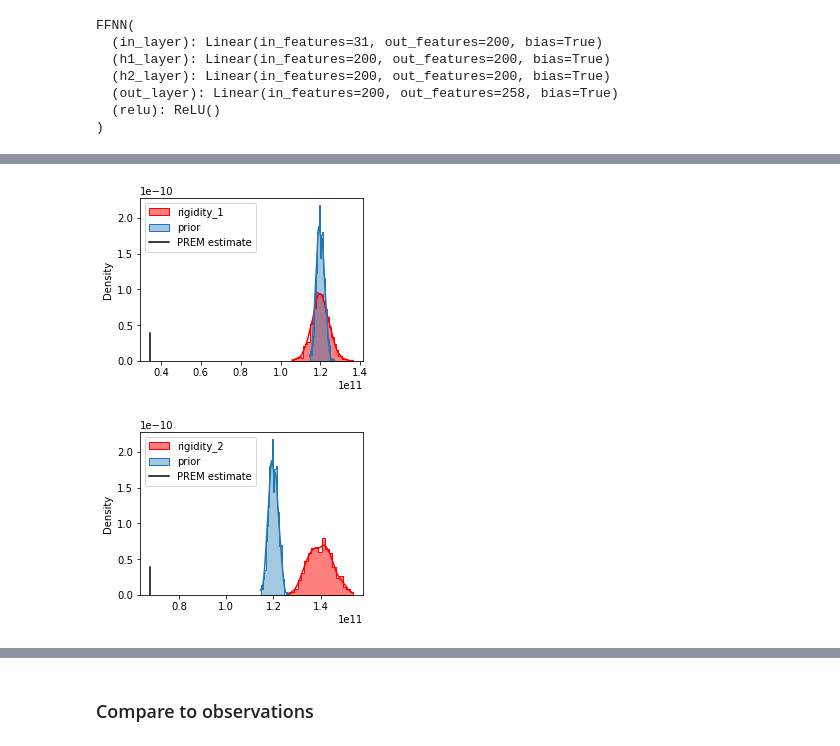
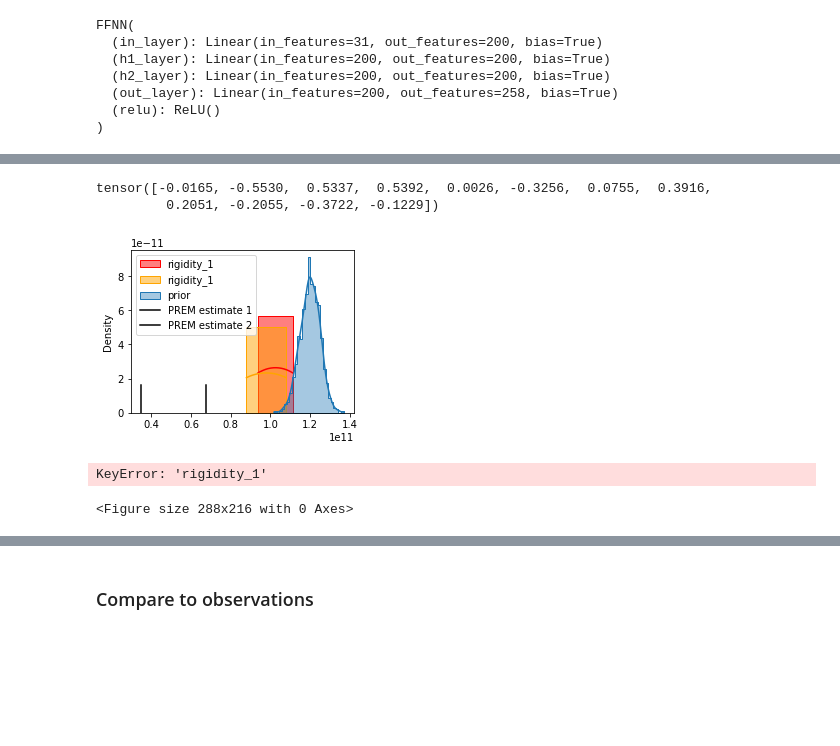
Before and after one commit to eyhl/premis, a Jupyter notebook: notebooks/model_pipeline.ipynb, the cells around one changed output, grey strips where cells are left out. Drawn from its saved outputs; the diff is of its cells as text; code cells hidden in the pictures; blank space fills up the shorter version.

```diff
--- a/notebooks/model_pipeline.ipynb
+++ b/notebooks/model_pipeline.ipynb
@@ -180,23 +212,50 @@ F = np.array([21, 342, 459, 866, 863, 860, 857])
 prem_rigidity_1 = np.mean(1 / 15 * (A[:4] + C[:4] - 2 * F[:4] + 5 * N[:4] + 6 * L[:4]))
 prem_rigidity_2 = np.mean(1 / 15 * (A[4:6] + C[4:6] - 2 * F[4:6] + 5 * N[4:6] + 6 * L[4:6]))
 prem_rigidity = {"rigidity_1" : prem_rigidity_1 * 1e8, "rigidity_2" : prem_rigidity_2 * 1e8}
+# %%
+samples = {k: v for k, v in mcmc.get_samples().items()}
+
+samples["sigma"][0]
+# %% [output]
+tensor([-0.0165, -0.5530,  0.5337,  0.5392,  0.0026, -0.3256,  0.0755,  0.3916,
+         0.2051, -0.2055, -0.3722, -0.1229])
+# %%
+samples = {k: v for k, v in mcmc.get_samples().items()}
+rigidity_dist_prior = dist.Normal(2 * torch.ones(1000), torch.ones(1000) * 0.5)
+rigidity_prior_1 = 1e11 + 1e10 * pyro.sample("rigidity_prior", rigidity_dist_prior)
+
+plt.figure(figsize=(4,3))
+g = sns.histplot(1e11 + 1e10 * samples["rigidity"][0], label=node, kde=True, stat='density', element="step", color="red")
+g = sns.histplot(1e11 + 1e10 * samples["rigidity"][1], label=node, kde=True, stat='density', element="step", color="orange")
+
+sns.histplot(rigidity_prior_1, label="prior", kde=True, stat='density', element="step", alpha=0.4)
+plt.axvline(prem_rigidity["rigidity_1"], 0, 0.17, color='black', label='PREM estimate 1')
+plt.axvline(prem_rigidity["rigidity_2"], 0, 0.17, color='black', label='PREM estimate 2')
+
+plt.legend()
+plt.show()
+# %% [output]
+[figure, added]
 # %%
 samples = {k: v for k, v in mcmc.get_samples().items()}
 nodes = ["rigidity_1", "rigidity_2"]
 
-rigidity_dist_prior = dist.Normal(2 * torch.ones(1000), 0.2)
-rigidity_prior = 1e11 + 1e10 * pyro.sample("rigidity_prior", rigidity_dist_prior)
+rigidity_dist_prior = dist.Normal(2 * torch.ones(1000), 0.5)
+rigidity_prior_1 = 1e11 + 1e10 * pyro.sample("rigidity_prior", rigidity_dist_prior)
+rigidity_dist_prior = dist.Normal(4 * torch.ones(1000), 0.5)
+rigidity_prior_2 = 1e11 + 1e10 * pyro.sample("rigidity_prior", rigidity_dist_prior)
+priors = {"rigidity_1": rigidity_prior_1, "rigidity_2": rigidity_prior_2}
 
 for node in nodes:
     plt.figure(figsize=(4,3))
     g = sns.histplot(1e11 + 1e10 * samples[node], label=node, kde=True, stat='density', element="step", color="red")
-    sns.histplot(rigidity_prior, label="prior", kde=True, stat='density', element="step", alpha=0.4)
+    sns.histplot(priors[node], label="prior", kde=True, stat='density', element="step", alpha=0.4)
     plt.axvline(prem_rigidity[node], 0, 0.17, color='black', label='PREM estimate')
     plt.legend()
     plt.show()
 # %% [output]
-[figure, removed]
-[figure, removed]
+KeyError: 'rigidity_1'
+<Figure size 288x216 with 0 Axes>
 # %%
 rigidity_list = []
 prem_rigidity_list = []
```
Also changed, not shown: parts of 8 cells of this notebook, 1 other file.
